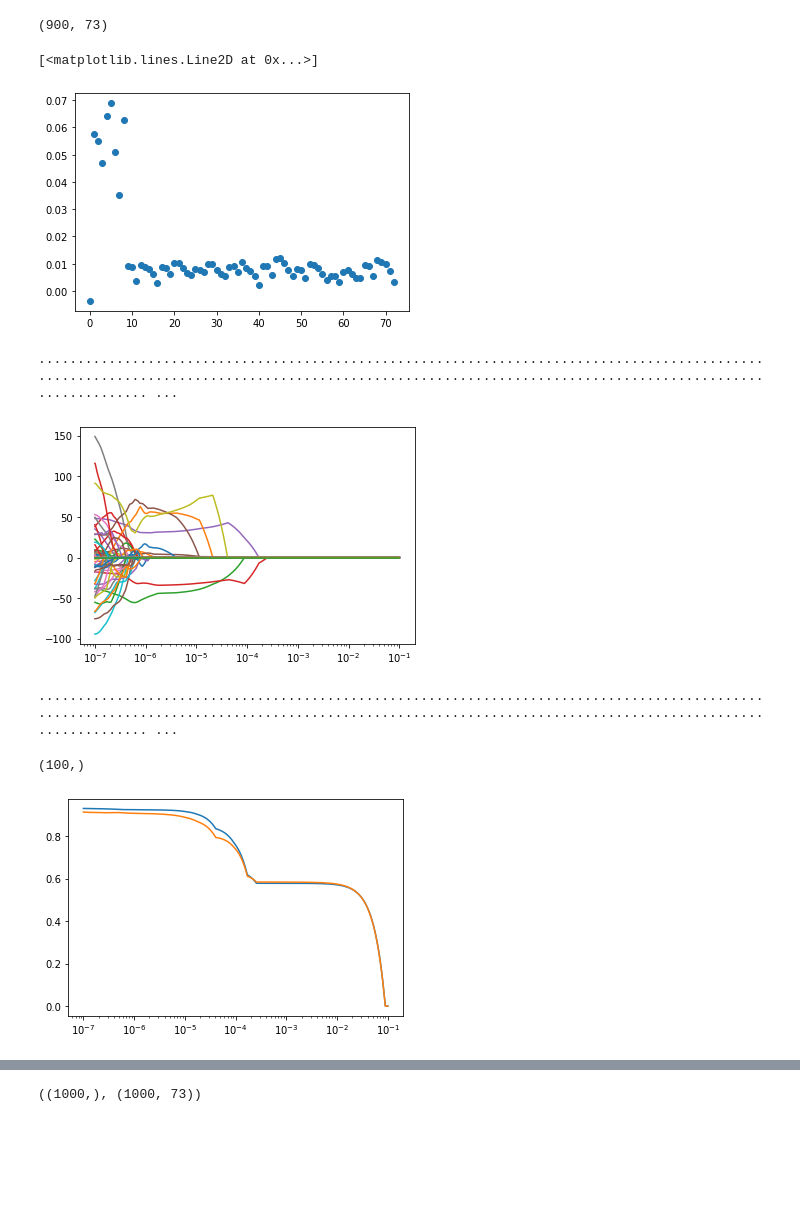
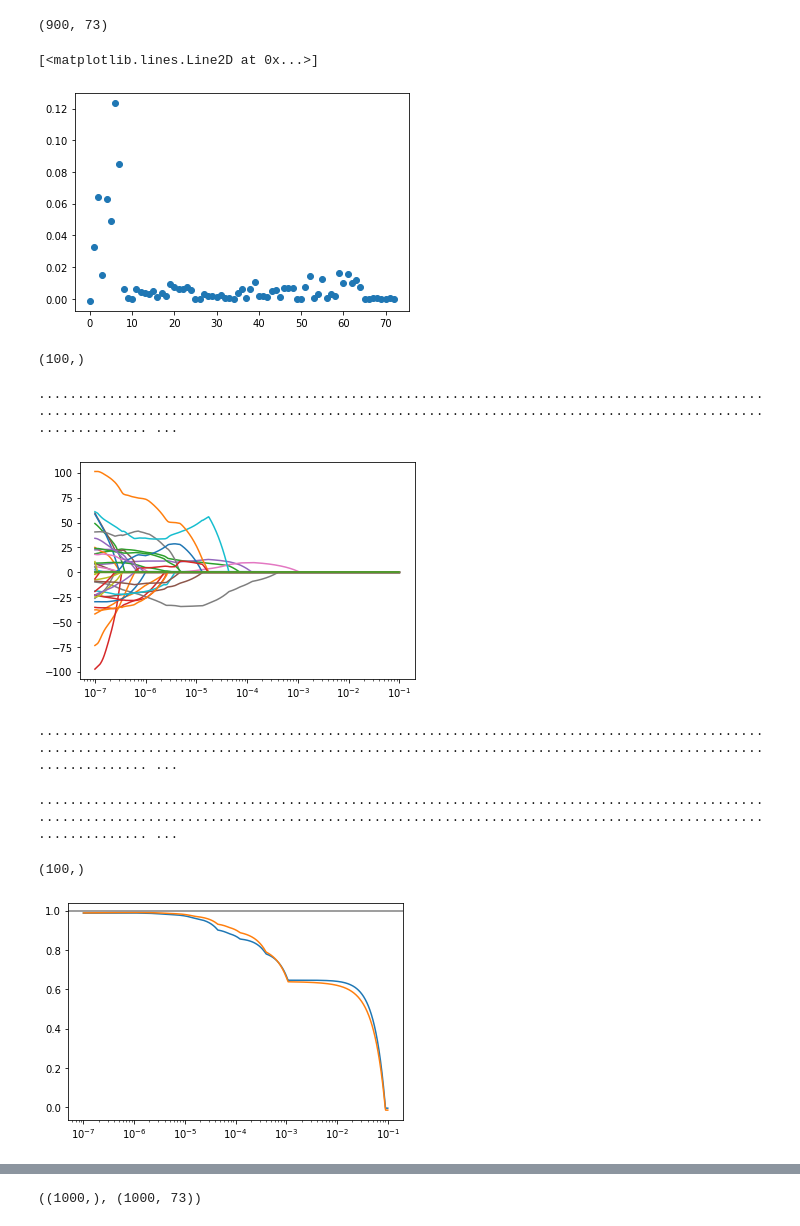
Before and after one commit to Chris-Pedersen/LearnableWavelets, a Jupyter notebook: playground/Lasso_on_invariant_descriptors_Chris.ipynb, the cells around one changed output, grey strips where cells are left out. Cells and saved outputs as stored; diff of their text form; code cells hidden in the pictures; blank space fills up the shorter version.

```diff
--- a/playground/Lasso_on_invariant_descriptors_Chris.ipynb
+++ b/playground/Lasso_on_invariant_descriptors_Chris.ipynb
@@ -17,8 +19,8 @@ test_load_pickle.py  training.p  valid.p
 # %%
 folder = os.path.expanduser("~cpedersen/Codes/Wavelets/sparse/")
-with open(os.path.join(folder, "training.p"), 'rb') as handle:
+with open(os.path.join(folder, "training_rand.p"), 'rb') as handle:
     fields,values,preds = pickle.load(handle)
-with open(os.path.join(folder, "valid.p"), 'rb') as handle:
+with open(os.path.join(folder, "valid_rand.p"), 'rb') as handle:
     fields_valid,values_valid,preds_valid = pickle.load(handle)
 # %%
 fields.shape
@@ -28,22 +30,29 @@ fields.shape
 plt.plot(fields.mean(0),"o")
 # %% [output]
 [<matplotlib.lines.Line2D at 0x...>]
-[figure, old version]
+[figure, new version]
 # %%
 ## This is some regularisation penaly
 alphas = np.logspace(-7, -1, 1000)
 # %%
 X = fields
 y = values[:, 0]
+z = preds[:, 0]
 
 rng = np.random.RandomState(0)
 p = rng.permutation(len(X))
 train_size = 800
 Xtrain = X[p[:train_size]]
 ytrain = y[p[:train_size]]
+ztrain = z[p[:train_size]]
 
 Xtest = X[p[train_size:]]
 ytest = y[p[train_size:]]
+ztest = z[p[train_size:]]
+# %%
+ztest.shape
+# %% [output]
+(100,)
 # %%
 coefs = []
 for alpha in alphas:
@@ -60,7 +69,7 @@ coefs = np.array(coefs)
 plt.plot(alphas, coefs)
 plt.xscale('log')
 # %% [output]
-[figure, old version]
+[figure, new version]
 # %%
 coefs_train = []
 y_pred_train = []
@@ -79,6 +88,24 @@ for alpha in alphas:
     r2_test.append(r2_score(ytest, y_pred_test[-1]))
 # %% [output]
 ........................................................................................................................................................................................................ ...
+# %%
+coefs_train = []
+y_compare_train = []
+y_compare_test = []
+r2_train = []
+r2_test = []
+for alpha in alphas:
+    lasso = Lasso(alpha=alpha, fit_intercept=True)
+    lasso.fit(Xtrain, ytrain)
+    coefs_train.append(lasso.coef_)
+    print(".", end='')
+
+    y_compare_train.append(lasso.predict(Xtrain))
+    y_compare_test.append(lasso.predict(Xtest))
+    r2_train.append(r2_score(ztrain, y_compare_train[-1]))
+    r2_test.append(r2_score(ztest, y_compare_test[-1]))
+# %% [output]
+........................................................................................................................................................................................................ ...
 # %%
 y_pred_test[-1].shape
 # %% [output]
@@ -86,9 +113,10 @@ y_pred_test[-1].shape
 # %%
 plt.plot(alphas, r2_train)
 plt.plot(alphas, r2_test)
+plt.axhline(1.0,color="gray")
 plt.xscale('log')
 # %% [output]
-[figure, old version]
+[figure, new version]
 # %%
 fig, axs = plt.subplots(3, 1, figsize=(20, 12))
 axs[0].plot(alphas, r2_train)
```
Also changed, not shown: parts of 17 cells of this notebook, 17 other files.
